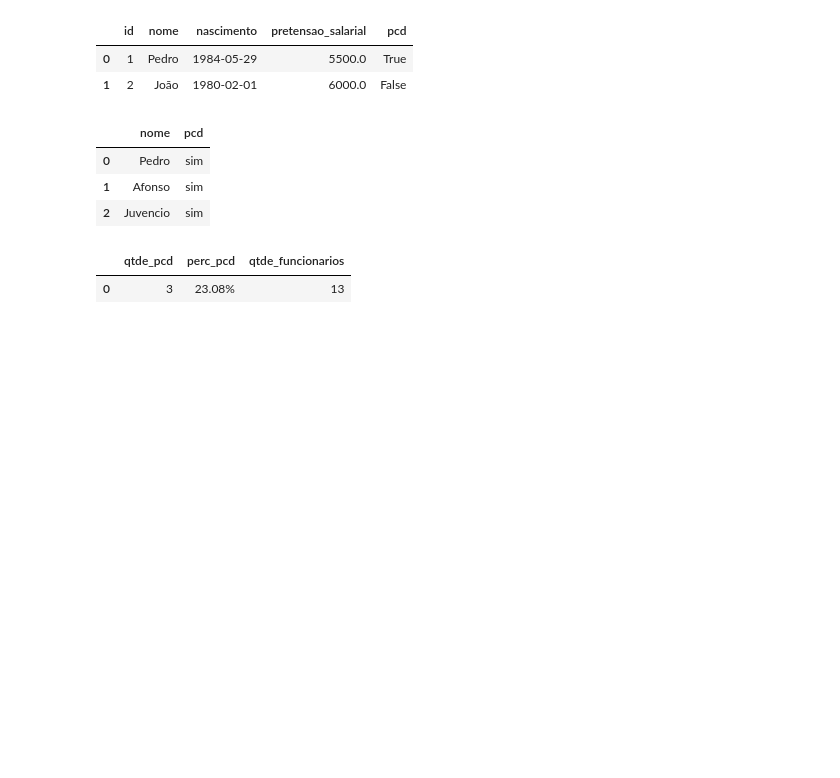
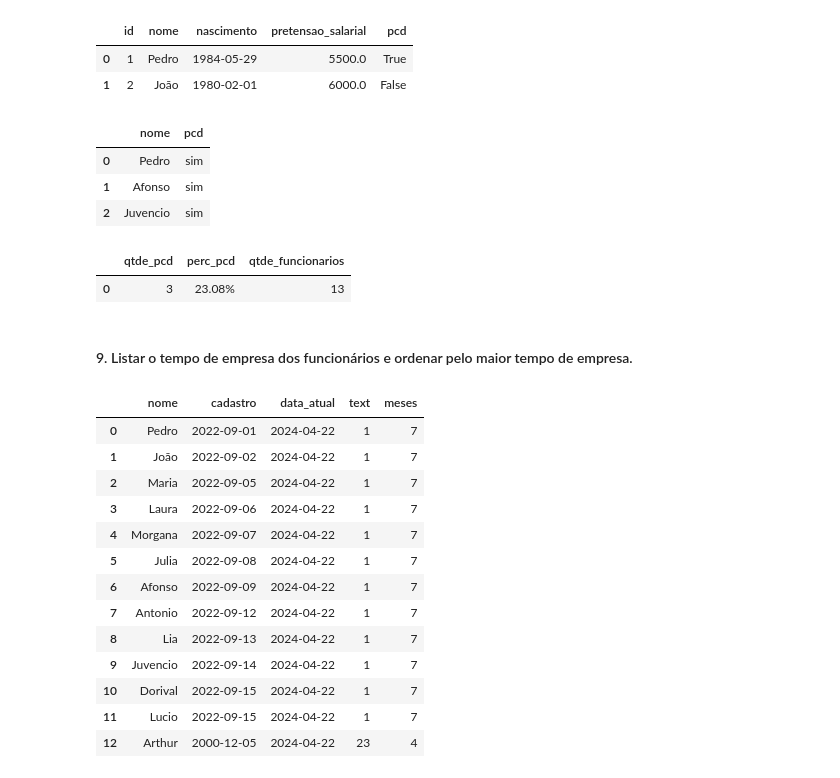
Before and after one commit to GregoryLavor/analise-lotacao, a Jupyter notebook: Analise_Lotacao.ipynb, the cells around one changed output. Saved outputs shown, nothing was run; the diff lists cells and outputs as text; code cells hidden in the pictures; blank space fills up the shorter version.

```diff
--- a/Analise_Lotacao.ipynb
+++ b/Analise_Lotacao.ipynb
@@ -308,3 +308,33 @@ ps.sqldf(query,locals())
 # %% [output]
 |  | qtde_pcd | perc_pcd | qtde_funcionarios |
 | 0 | 3 | 23.08% | 13 |
+# %% [markdown]
+#### 9. Listar o tempo de empresa dos funcionários e ordenar pelo maior tempo de empresa.
+# %%
+query = """
+select
+cf.nome,
+lt.cadastro,
+date('now') as data_atual,
+date('now') - date(lt.cadastro) - (strftime('%m-%d',date('now')) < strftime('%m-%d',date(lt.cadastro))) as text,
+case when strftime('%m',date('now')) <= strftime('%m',date(lt.cadastro)) then strftime('%m',date('now')) - strftime('%m',date(lt.cadastro)) + 12
+else strftime('%m',date('now')) - strftime('%m',date(lt.cadastro)) end as meses
+from tb_lotacao as lt
+inner join tb_funcionario as cf on cf.id = lt.id_funcionario
+"""
+ps.sqldf(query,locals())
+# %% [output]
+|  | nome | cadastro | data_atual | text | meses |
+| 0 | Pedro | 2022-09-01 | 2024-04-22 | 1 | 7 |
+| 1 | João | 2022-09-02 | 2024-04-22 | 1 | 7 |
+| 2 | Maria | 2022-09-05 | 2024-04-22 | 1 | 7 |
+| 3 | Laura | 2022-09-06 | 2024-04-22 | 1 | 7 |
+| 4 | Morgana | 2022-09-07 | 2024-04-22 | 1 | 7 |
+| 5 | Julia | 2022-09-08 | 2024-04-22 | 1 | 7 |
+| 6 | Afonso | 2022-09-09 | 2024-04-22 | 1 | 7 |
+| 7 | Antonio | 2022-09-12 | 2024-04-22 | 1 | 7 |
+| 8 | Lia | 2022-09-13 | 2024-04-22 | 1 | 7 |
+| 9 | Juvencio | 2022-09-14 | 2024-04-22 | 1 | 7 |
+| 10 | Dorival | 2022-09-15 | 2024-04-22 | 1 | 7 |
+| 11 | Lucio | 2022-09-15 | 2024-04-22 | 1 | 7 |
+| 12 | Arthur | 2000-12-05 | 2024-04-22 | 23 | 4 |
```
